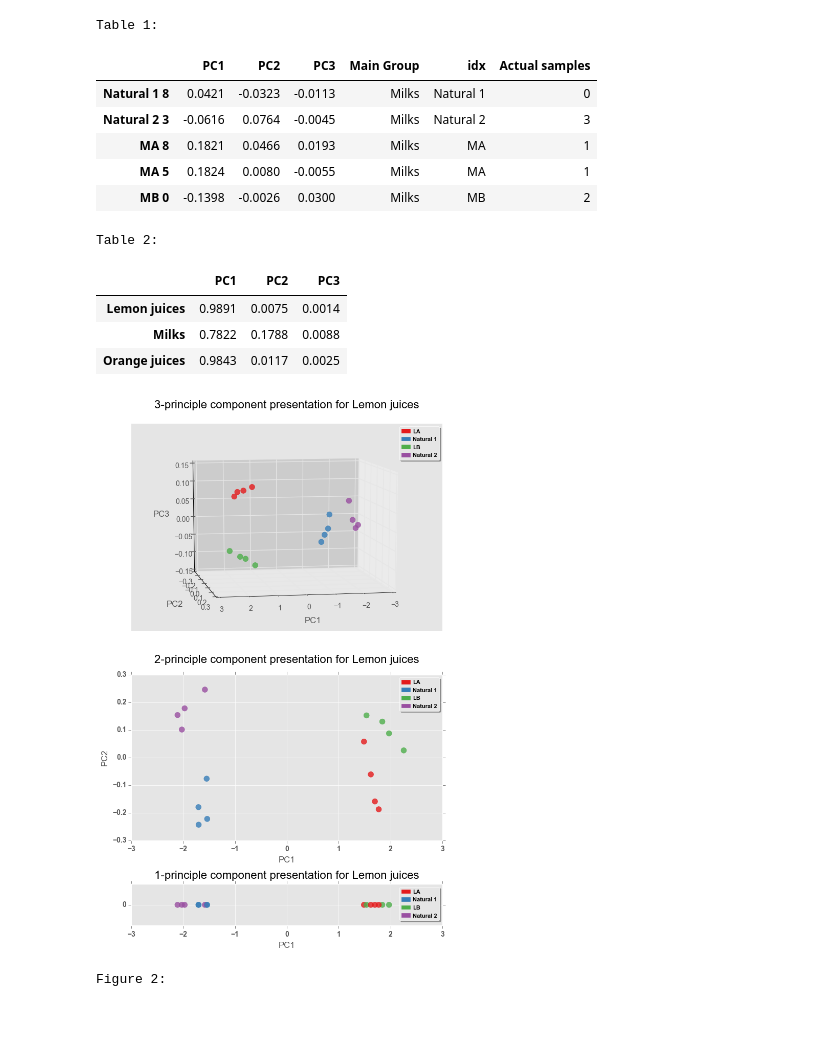
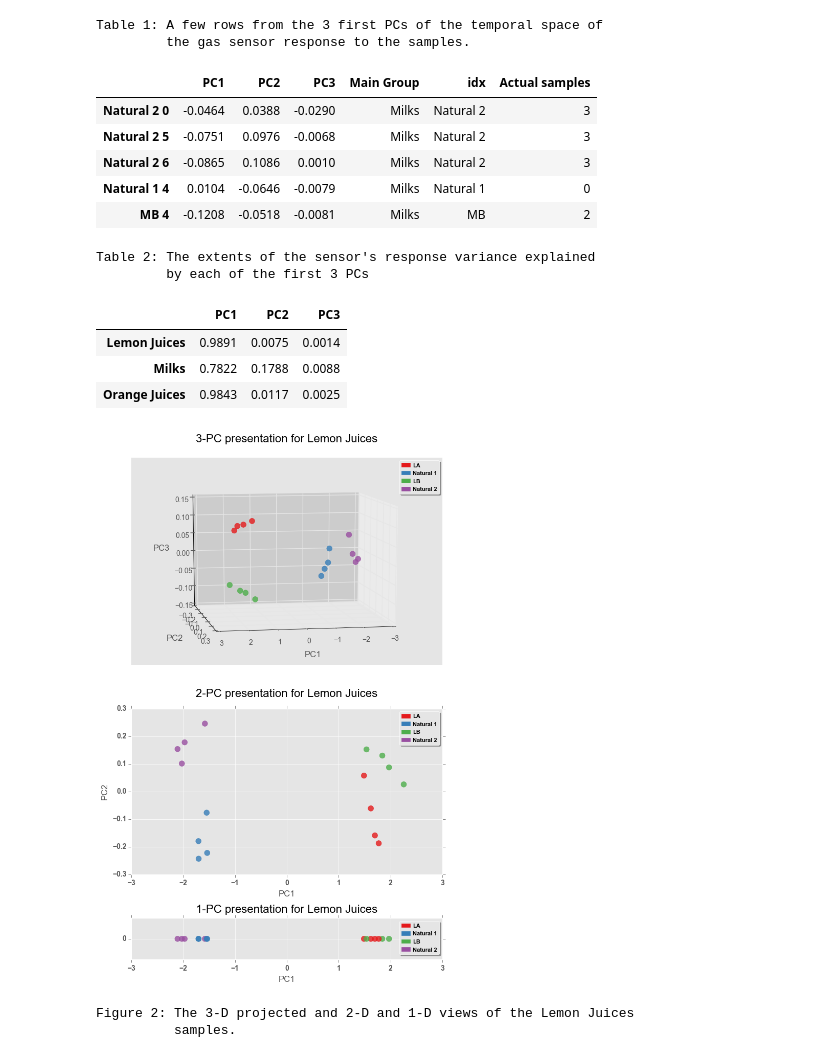
Before and after one commit to farazhb/E-Nose-PCA-Cluster, a Jupyter notebook: e_nose.ipynb, the cells around one changed output. Drawn from its saved outputs; the diff is of its cells as text; code cells hidden in the pictures; blank space fills up the shorter version.

```diff
--- a/e_nose.ipynb
+++ b/e_nose.ipynb
@@ -239,9 +239,10 @@ fig = plt.figure(figsize=(20,30))
 
 for i,key in enumerate(SUBSTS):
     ax = fig.add_subplot(3,1,i+1)
-    plot_df_list (ax, df_lists_list[i], names_list[i], "{0}' responses, normalized".format(key), "time [s]", "Response [ ]", \
-             CLR_MAP, '-', 2.0, 0.8)
+    plot_df_list (ax, df_lists_list[i], names_list[i], "{0}' responses, normalized".\
+                  format(key), "time [s]", "Response [ ]", CLR_MAP, '-', 2.0, 0.8)
 plt.show()
-print ("Figure 1: \n")
+print ("Figure 1: The normalized temporal profiles of the responses of a gas sensor to the\n" + \
+       "          different samples of 3 substances.\n")
 # %% [output]
 [figure]
@@ -269,20 +275,24 @@ for i,df_list in enumerate(df_lists_list):   # iterating through substances
 """ PCA """
 
 def do_pca_3 (df_key):
-    """ Returns 3 first principal components of given dataframe after determining all PCs """
+    """ Returns 3 first PCs of given dataframe after determining all PCs """
 
-    red_df = collected_dfs[df_key].iloc[:,0:300]   # I thinks its a direct object ref, but not manipulating here
+    # I thinks its a direct object ref, but not manipulating here
+    red_df = collected_dfs[df_key].iloc[:,0:300]
 
     pca = PCA(n_components=3)
-    pca.fit(red_df)   # Unsuppressed, this output some PCA parameters. Check for insight for future application
+    pca.fit(red_df)   # If unsuppressed, this output some PCA parameters.
 
     df_trans = pca.transform(red_df)
     red_3d_df = pd.DataFrame(df_trans, index=red_df.index)
     red_3d_df.columns = ['PC1','PC2','PC3']
 
-    red_3d_df.loc[:,'Main Group'] = collected_dfs[df_key]["Main Group"]   # To ensure we don't lose track of substances
-    red_3d_df.loc[:,'idx'] = [i[:-2] for i in collected_dfs[df_key].index]   # add col of subst type by list comprehension
-    red_3d_df.loc[:,'Actual samples'] = collected_dfs[df_key]["ini grp"]   # To keep information about the experiment groups
+    # To ensure we don't lose track of substances
+    red_3d_df.loc[:,'Main Group'] = collected_dfs[df_key]["Main Group"]
+    # add col of subst type by list comprehension
+    red_3d_df.loc[:,'idx'] = [i[:-2] for i in collected_dfs[df_key].index]
+    # To keep information about the experiment groups
+    red_3d_df.loc[:,'Actual samples'] = collected_dfs[df_key]["ini grp"]
 
     return (red_3d_df, pca.explained_variance_ratio_)
 
@@ -296,23 +306,27 @@ for key in SUBSTS:
 
 
 
-print ("Table 1: ")
+print ("\nTable 1: A few rows from the 3 first PCs of the temporal space of\n" + \
+       "         the gas sensor response to the samples.")
 dp.display(dfs_dict["Milks"].head())   # Test
-print ("\nTable 2: ")
+print ("\nTable 2: The extents of the sensor's response variance explained\n" + \
+       "         by each of the first 3 PCs")
 dp.display(variance_coverages)
 # %% [output]
-Table 1:
+Table 1: A few rows from the 3 first PCs of the temporal space of
+         the gas sensor response to the samples.
 |  | PC1 | PC2 | PC3 | Main Group | idx | Actual samples |
-| Natural 1 8 | 0.0421 | -0.0323 | -0.0113 | Milks | Natural 1 | 0 |
-| Natural 2 3 | -0.0616 | 0.0764 | -0.0045 | Milks | Natural 2 | 3 |
-| MA 8 | 0.1821 | 0.0466 | 0.0193 | Milks | MA | 1 |
-| MA 5 | 0.1824 | 0.0080 | -0.0055 | Milks | MA | 1 |
-| MB 0 | -0.1398 | -0.0026 | 0.0300 | Milks | MB | 2 |
+| Natural 2 0 | -0.0464 | 0.0388 | -0.0290 | Milks | Natural 2 | 3 |
+| Natural 2 5 | -0.0751 | 0.0976 | -0.0068 | Milks | Natural 2 | 3 |
+| Natural 2 6 | -0.0865 | 0.1086 | 0.0010 | Milks | Natural 2 | 3 |
+| Natural 1 4 | 0.0104 | -0.0646 | -0.0079 | Milks | Natural 1 | 0 |
+| MB 4 | -0.1208 | -0.0518 | -0.0081 | Milks | MB | 2 |
-Table 2:
+Table 2: The extents of the sensor's response variance explained
+         by each of the first 3 PCs
 |  | PC1 | PC2 | PC3 |
-| Lemon juices | 0.9891 | 0.0075 | 0.0014 |
+| Lemon Juices | 0.9891 | 0.0075 | 0.0014 |
 | Milks | 0.7822 | 0.1788 | 0.0088 |
-| Orange juices | 0.9843 | 0.0117 | 0.0025 |
+| Orange Juices | 0.9843 | 0.0117 | 0.0025 |
 # %%
 """ Plot function """
 
@@ -378,32 +398,32 @@ def scatter_plot_smpl (num_dim, df, ttl, x_lbl, y_lbl, z_lbl, clrmp, mrk, mrksz,
 
     return ax
 # %%
-""" 3D, 2D, 1D Plots: Lemon juices example """
+""" 3D, 2D, 1D Plots: Lemon Juices example """
 
-subst_name = "Lemon juices"
-lemons_3d_df = do_pca_3(subst_name)[0]
-
+sn = "Lemon Juices"
 gs = matplotlib.gridspec.GridSpec(3,1,height_ratios=[1,0.8,0.2])
 fig = plt.figure(figsize=(7,11))
 # 3D
 plt.subplot(gs[0], projection='3d')
-scatter_plot_smpl(3, lemons_3d_df, "3-principle component presentation for {0}".format(subst_name), \
+scatter_plot_smpl(3, dfs_dict[sn], "3-PC presentation for {0}".format(sn), \
            "PC1", "PC2", "PC3", CLR_MAP, 'o', 60, 0.8, 10, 80 )
 # 2D
 plt.subplot(gs[1])
-scatter_plot_smpl(2, lemons_3d_df, "2-principle component presentation for {0}".format(subst_name), \
+scatter_plot_smpl(2, dfs_dict[sn], "2-PC presentation for {0}".format(sn), \
            "PC1", "PC2", "", CLR_MAP, 'o', 60, 0.8, 0, 0 )
 # 1D
 plt.subplot(gs[2])
-scatter_plot_smpl(1, lemons_3d_df, "1-principle component presentation for {0}".format(subst_name), \
+scatter_plot_smpl(1, dfs_dict[sn], "1-PC presentation for {0}".format(sn), \
            "PC1", "", "", CLR_MAP, 'o', 60, 0.8, 0, 0 )
 
 plt.tight_layout()
 plt.show()
-print ("Figure 2: \n")
+print ("Figure 2: The 3-D projected and 2-D and 1-D views of the {0}\n".format(sn) + \
+       "          samples.\n")
 # %% [output]
-[figure, old version]
+[figure, new version]
-Figure 2:
+Figure 2: The 3-D projected and 2-D and 1-D views of the Lemon Juices
+          samples.
 # %%
 """ Plot all 3-D and 2-D from PCA """
 
```
Also changed, not shown: parts of 11 cells of this notebook.
